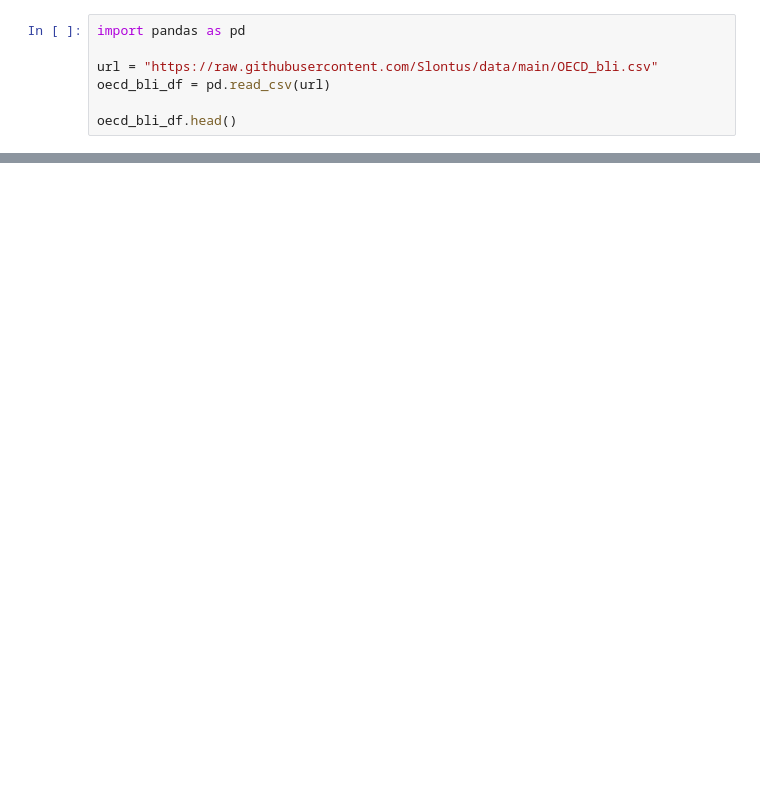
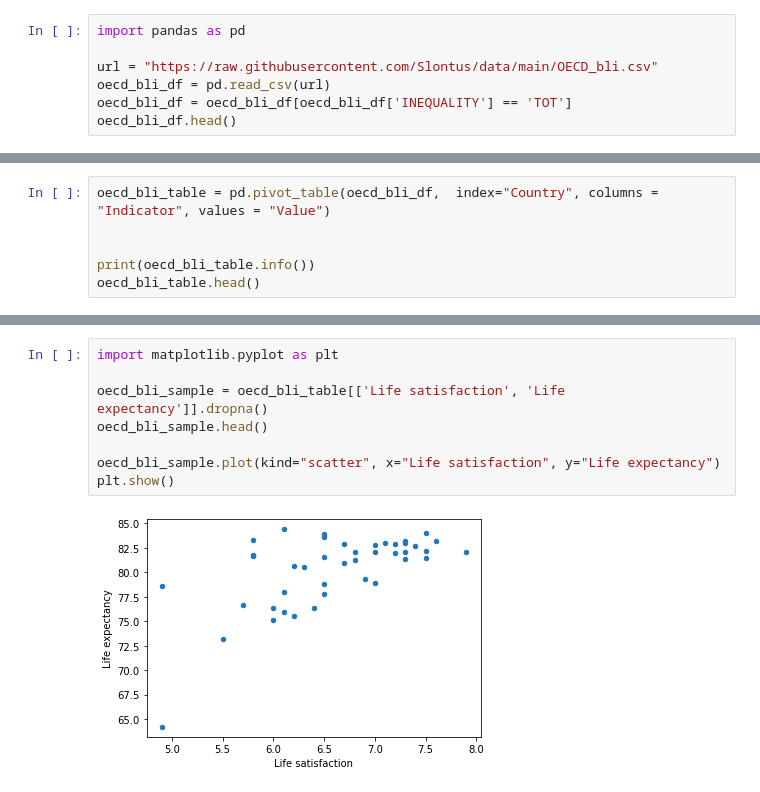
Before and after one commit to Slontus/data, a Jupyter notebook: bli.ipynb, the cells around one changed output, grey strips where cells are left out. Drawn from its saved outputs; the diff is of its cells as text; blank space fills up the shorter version.

```diff
--- a/bli.ipynb
+++ b/bli.ipynb
@@ -5,7 +5,7 @@ import pandas as pd
 
 url = "https://raw.githubusercontent.com/Slontus/data/main/OECD_bli.csv"
 oecd_bli_df = pd.read_csv(url)
-
+oecd_bli_df = oecd_bli_df[oecd_bli_df['INEQUALITY'] == 'TOT']
 oecd_bli_df.head()
 # %% [output]
 |  | LOCATION | Country | INDICATOR | Indicator | MEASURE | Measure | INEQUALITY | Inequality | Unit Code | Unit | ... |
@@ -14,3 +14,9 @@ oecd_bli_df.head()
 | 2 | BEL | Belgium | JE_LMIS | Labour market insecurity | L | Value | TOT | Total | PC | Percentage | ... |
 | 3 | CAN | Canada | JE_LMIS | Labour market insecurity | L | Value | TOT | Total | PC | Percentage | ... |
 | 4 | CZE | Czech Republic | JE_LMIS | Labour market insecurity | L | Value | TOT | Total | PC | Percentage | ... |
+# %%
+oecd_bli_table = pd.pivot_table(oecd_bli_df,  index="Country", columns = "Indicator", values = "Value")
+
+
+print(oecd_bli_table.info())
+oecd_bli_table.head()
@@ -16,0 +49,10 @@ oecd_bli_df.head()
+# %%
+import matplotlib.pyplot as plt
+
+oecd_bli_sample = oecd_bli_table[['Life satisfaction', 'Life expectancy']].dropna()
+oecd_bli_sample.head()
+
+oecd_bli_sample.plot(kind="scatter", x="Life satisfaction", y="Life expectancy")
+plt.show()
+# %% [output]
+[figure, added]
```
Also changed, not shown: parts of 1 cell of this notebook.
